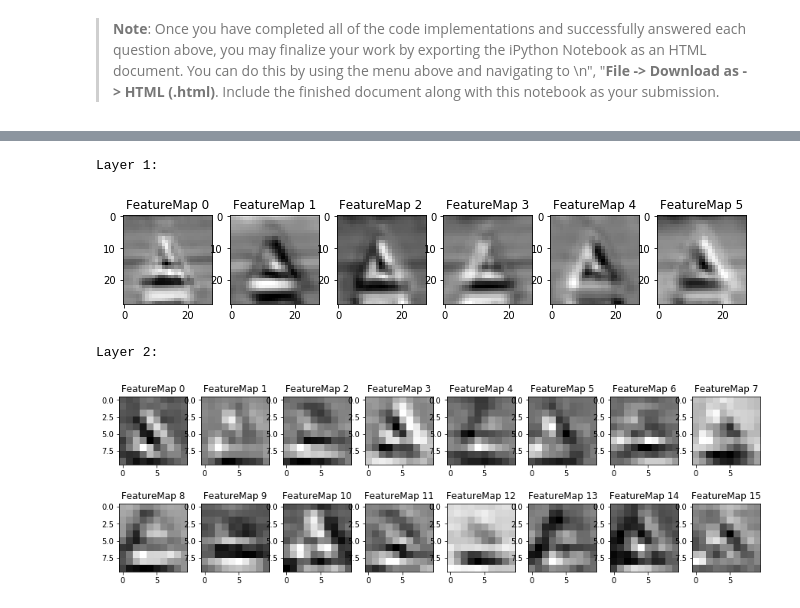
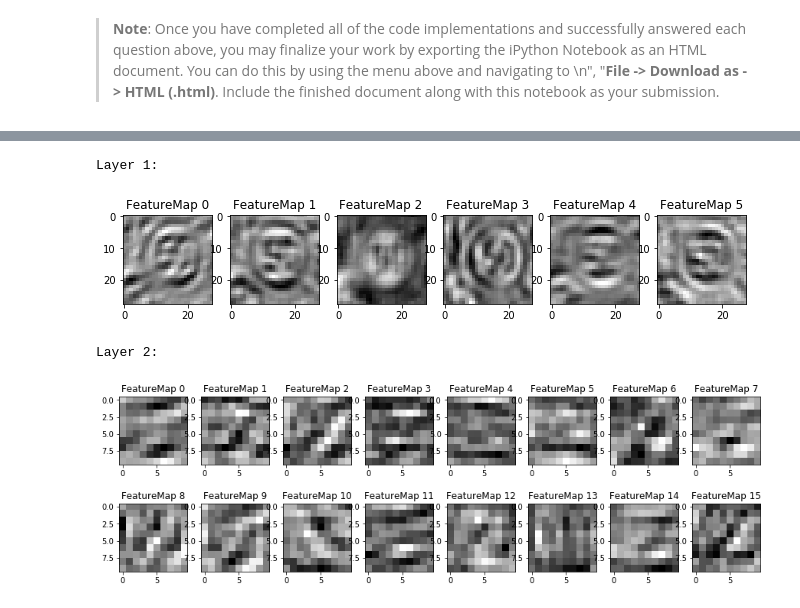
Before and after one commit to jakubkid/trafficSign, a Jupyter notebook: Traffic_Sign_Classifier.ipynb, the cells around one changed output, grey strips where cells are left out. Cells and saved outputs as stored; diff of their text form; code cells hidden in the pictures.

Commit message:
Better with grayscale result 0.952

```diff
--- a/Traffic_Sign_Classifier.ipynb
+++ b/Traffic_Sign_Classifier.ipynb
@@ -202,7 +229,8 @@ def LeNet(x):
     mu = 0
     sigma = 0.1
     # Layer 1: Convolutional. Input = 32x32x3. Output = 28x28x6.
-    layer1Weights = tf.Variable(tf.truncated_normal([5,5,3,6], mu, sigma))
+    layer1Weights = tf.Variable(tf.truncated_normal([5,5,1,6], mu, sigma)) # grayscale
+    #layer1Weights = tf.Variable(tf.truncated_normal([5,5,3,6], mu, sigma))
     layer1Bias = tf.Variable(tf.zeros(6))
 
     # stride for each dimension (batch_size, height, width, depth)
@@ -269,7 +297,8 @@ sets imply underfitting. A high accuracy on the training set but low accuracy on
 ### Feel free to use as many code cells as needed.
 EPOCHS = 20
 BATCH_SIZE = 128
-x = tf.placeholder(tf.float32, (None, 32, 32, 3))
+x = tf.placeholder(tf.float32, (None, 32, 32, 1)) #grayscale
+#x = tf.placeholder(tf.float32, (None, 32, 32, 3))
 y = tf.placeholder(tf.int32, (None))
 learning_rate = tf.placeholder(tf.float32, shape=[])
 one_hot_y = tf.one_hot(y, 43)
@@ -304,15 +333,12 @@ with tf.Session() as sess:
     print()
     prev_valid_acc = 0.0
     for i in range(EPOCHS):
-#        X_trainGray, y_train = shuffle(X_trainGray, y_train)
         X_train, y_train = shuffle(X_train, y_train)
         for offset in range(0, num_examples, BATCH_SIZE):
             end = offset + BATCH_SIZE
-#            batch_x, batch_y = X_trainGray[offset:end], y_train[offset:end]
             batch_x, batch_y = X_train[offset:end], y_train[offset:end]
             sess.run(training_operation, feed_dict={x: batch_x, y: batch_y, learning_rate: rate})
 
-#        validation_accuracy = evaluate(X_validGray, y_valid)
         validation_accuracy = evaluate(X_valid, y_valid)
         if validation_accuracy < prev_valid_acc:
             rate/=2
@@ -378,7 +403,18 @@ for idx,imgName in enumerate(imageList):
     images[idx]=img
     plt.show()
     print(img.shape)
-images = (images-128.0)/128.0
+#images = (images-128.0)/128.0
+
+#grayscale
+imagesGray = rgb2gray(images)
+plt.imshow(np.squeeze(imagesGray[2]), cmap='gray')
+plt.show()
+for i in range(len(imagesGray)):
+    imagesGray[i,:,:,0] = (imagesGray[i,:,:,0]*(255/imagesGray[i,:,:,0].max())).astype(int)
+plt.imshow(np.squeeze(imagesGray[2]), cmap='gray')
+plt.show()
+imagesGray = (imagesGray-128.0)/128.0
+images=imagesGray
 # %% [output]
 [figure]
 (32, 32, 3)
@@ -554,16 +592,16 @@ def outputFeatureMap(image_input, tf_activation, activation_min=-1, activation_m
             plt.imshow(activation[0,:,:, featuremap], interpolation="nearest", cmap="gray")
 # %%
 with tf.Session() as sess:
-    imgList = np.zeros((1, 32, 32, 3))
+    imgList = []
     saver.restore(sess, tf.train.latest_checkpoint('.'))
-    imgList[0]=mpimg.imread('animal_31.ppm')
+    imgList.append(images[2])
     print('Layer 1:')
     outputFeatureMap(imgList, layer1Conv)
     plt.show()
     print('Layer 2:')
     outputFeatureMap(imgList, layer2Conv)
 # %% [output]
 Layer 1:
-[figure, old version]
+[figure, new version]
 Layer 2:
-[figure, old version]
+[figure, new version]
```
Also changed, not shown: parts of 8 cells of this notebook, 5 other files.
